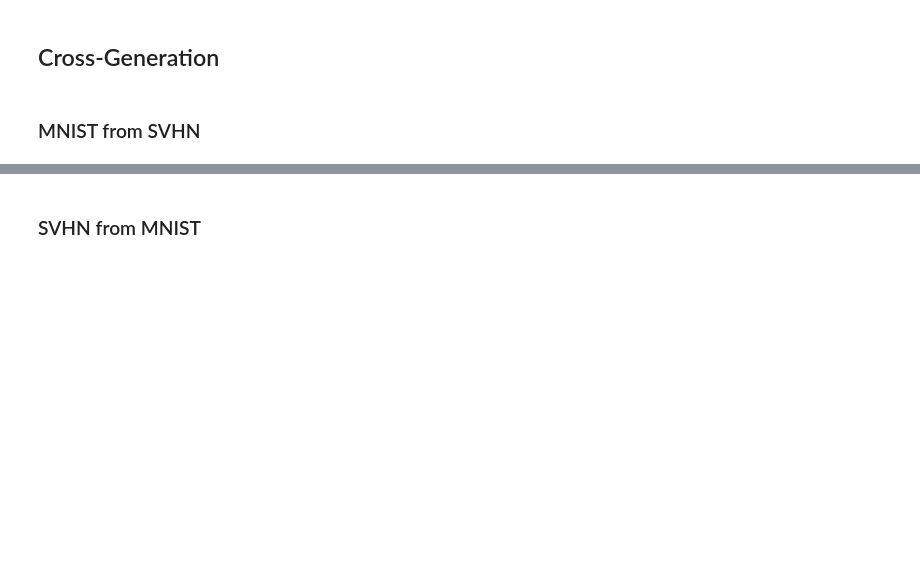
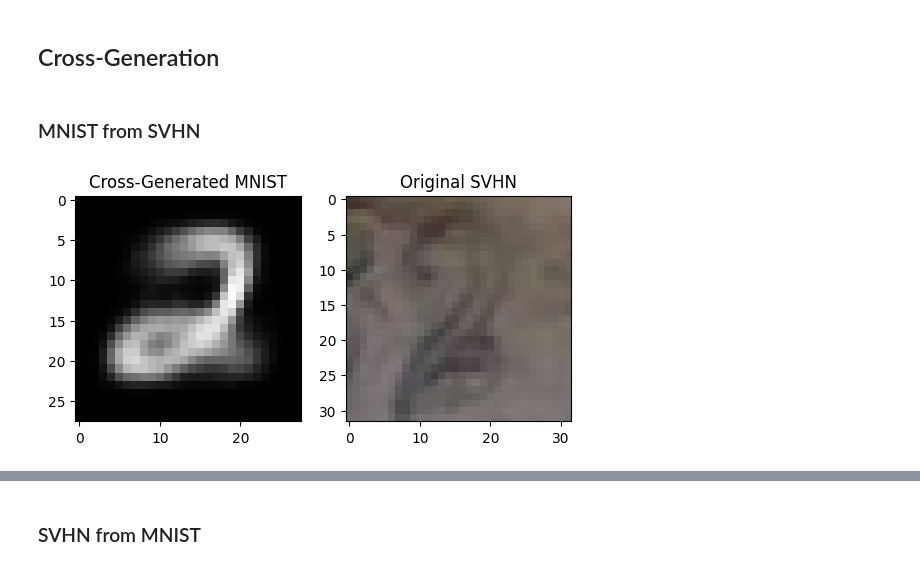
Before and after one commit to alvarodca/MLHealth, a Jupyter notebook: Lab1/generation.ipynb, the cells around one changed output, grey strips where cells are left out. Saved outputs shown, nothing was run; the diff lists cells and outputs as text; code cells hidden in the pictures; blank space fills up the shorter version.

```diff
--- a/Lab1/generation.ipynb
+++ b/Lab1/generation.ipynb
@@ -203,6 +203,17 @@ mnist_from_svhn, svhn_from_mnist = vae.cross_generate(
 )
 # %% [markdown]
 ### MNIST from SVHN
+# %%
+plt.subplot(1,2,1)
+plt.imshow(mnist_from_svhn[0].squeeze(), cmap="gray") # Permuting to match dimensions
+plt.title("Cross-Generated MNIST")
+
+plt.subplot(1,2,2)
+plt.imshow(x2_test[0].permute(1,2,0)) # Permuting to match dimensions
+plt.title("Original SVHN")
+plt.show()
+# %% [output]
+[figure, added]
 # %%
 fig, axes = plt.subplots(2,num_imgs, figsize=(15, 3))
 
```
Also changed, not shown: parts of 3 cells of this notebook, 2 other files.
